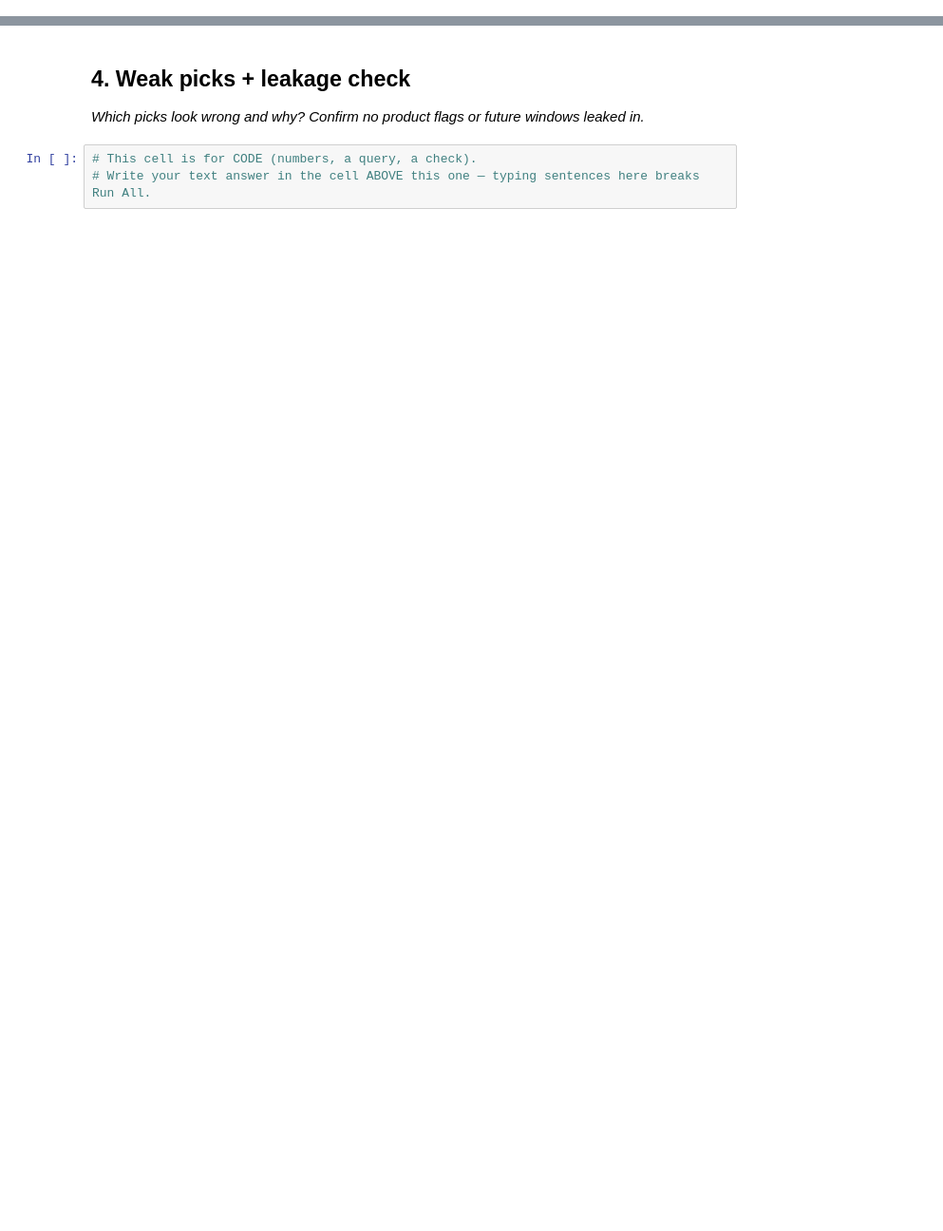
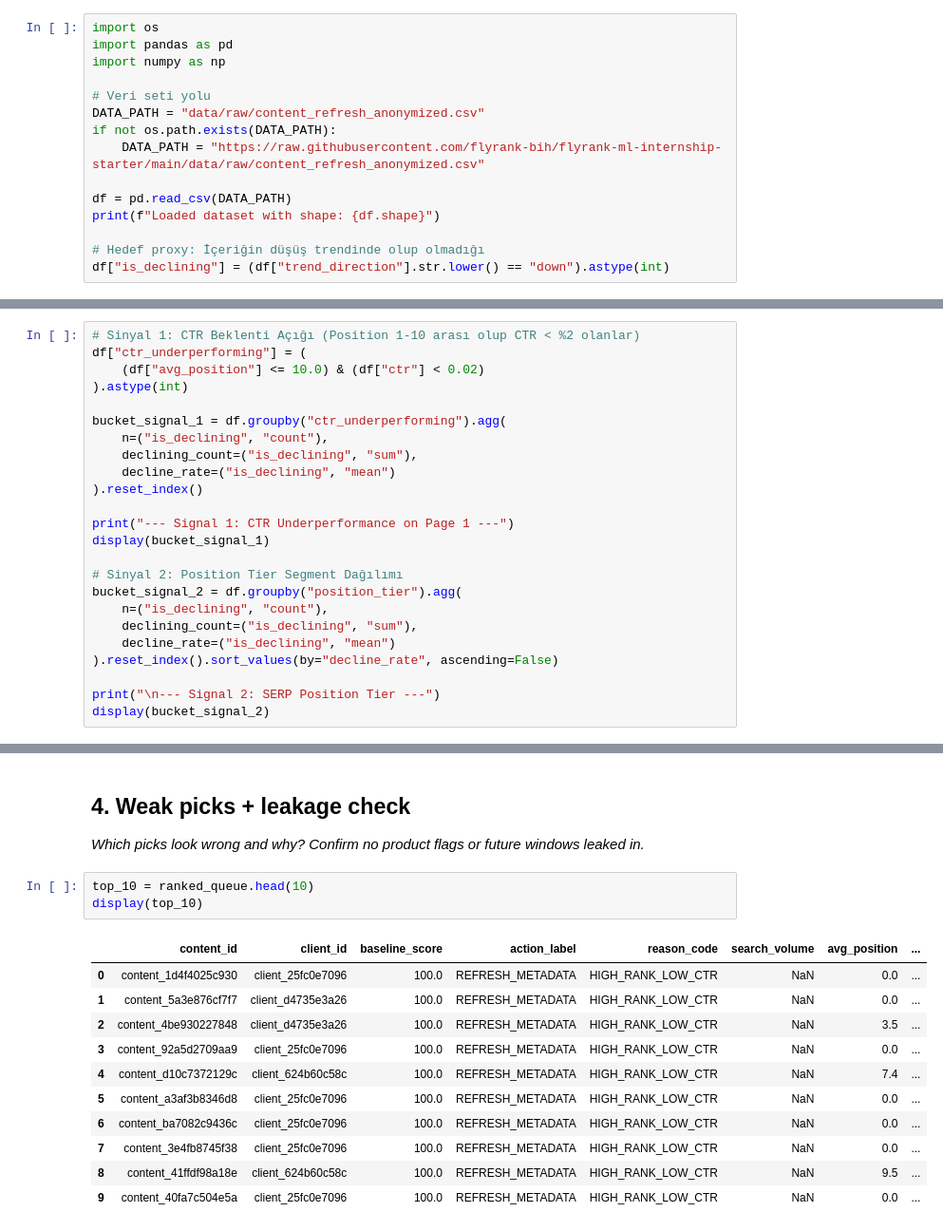
Before and after one commit to busrayildirim0/flyrank-ml-internship, a Jupyter notebook: work/notebooks/w04_baseline_score.ipynb, the cells around one changed output, grey strips where cells are left out. Shown at 95% size. Saved outputs shown, nothing was run; the diff lists cells and outputs as text; blank space fills up the shorter version.

```diff
--- a/work/notebooks/w04_baseline_score.ipynb
+++ b/work/notebooks/w04_baseline_score.ipynb
@@ -15,0 +13,15 @@ This skeleton is yours to fill. Work the sections **in order** — each one has
+# %%
+import os
+import pandas as pd
+import numpy as np
+
+# Veri seti yolu
+DATA_PATH = "data/raw/content_refresh_anonymized.csv"
+if not os.path.exists(DATA_PATH):
+    DATA_PATH = "https://raw.githubusercontent.com/flyrank-bih/flyrank-ml-internship-starter/main/data/raw/content_refresh_anonymized.csv"
+
+df = pd.read_csv(DATA_PATH)
+print(f"Loaded dataset with shape: {df.shape}")
+
+# Hedef proxy: İçeriğin düşüş trendinde olup olmadığı
+df["is_declining"] = (df["trend_direction"].str.lower() == "down").astype(int)
@@ -22,0 +34,24 @@ This skeleton is yours to fill. Work the sections **in order** — each one has
+# %%
+# Sinyal 1: CTR Beklenti Açığı (Position 1-10 arası olup CTR < %2 olanlar)
+df["ctr_underperforming"] = (
+    (df["avg_position"] <= 10.0) & (df["ctr"] < 0.02)
+).astype(int)
+
+bucket_signal_1 = df.groupby("ctr_underperforming").agg(
+    n=("is_declining", "count"),
+    declining_count=("is_declining", "sum"),
+    decline_rate=("is_declining", "mean")
+).reset_index()
+
+print("--- Signal 1: CTR Underperformance on Page 1 ---")
+display(bucket_signal_1)
+
+# Sinyal 2: Position Tier Segment Dağılımı
+bucket_signal_2 = df.groupby("position_tier").agg(
+    n=("is_declining", "count"),
+    declining_count=("is_declining", "sum"),
+    decline_rate=("is_declining", "mean")
+).reset_index().sort_values(by="decline_rate", ascending=False)
+
+print("\n--- Signal 2: SERP Position Tier ---")
+display(bucket_signal_2)
@@ -31,6 +126,18 @@ This skeleton is yours to fill. Work the sections **in order** — each one has
 ## 4. Weak picks + leakage check
 
 *Which picks look wrong and why? Confirm no product flags or future windows leaked in.*
-# %%
-# This cell is for CODE (numbers, a query, a check).
-# Write your text answer in the cell ABOVE this one — typing sentences here breaks Run All.
+# %%
+top_10 = ranked_queue.head(10)
+display(top_10)
+# %% [output]
+|  | content_id | client_id | baseline_score | action_label | reason_code | search_volume | avg_position | ... |
+| 0 | content_1d4f4025c930 | client_25fc0e7096 | 100.0 | REFRESH_METADATA | HIGH_RANK_LOW_CTR | NaN | 0.0 | ... |
+| 1 | content_5a3e876cf7f7 | client_d4735e3a26 | 100.0 | REFRESH_METADATA | HIGH_RANK_LOW_CTR | NaN | 0.0 | ... |
+| 2 | content_4be930227848 | client_d4735e3a26 | 100.0 | REFRESH_METADATA | HIGH_RANK_LOW_CTR | NaN | 3.5 | ... |
+| 3 | content_92a5d2709aa9 | client_25fc0e7096 | 100.0 | REFRESH_METADATA | HIGH_RANK_LOW_CTR | NaN | 0.0 | ... |
+| 4 | content_d10c7372129c | client_624b60c58c | 100.0 | REFRESH_METADATA | HIGH_RANK_LOW_CTR | NaN | 7.4 | ... |
+| 5 | content_a3af3b8346d8 | client_25fc0e7096 | 100.0 | REFRESH_METADATA | HIGH_RANK_LOW_CTR | NaN | 0.0 | ... |
+| 6 | content_ba7082c9436c | client_25fc0e7096 | 100.0 | REFRESH_METADATA | HIGH_RANK_LOW_CTR | NaN | 0.0 | ... |
+| 7 | content_3e4fb8745f38 | client_25fc0e7096 | 100.0 | REFRESH_METADATA | HIGH_RANK_LOW_CTR | NaN | 0.0 | ... |
+| 8 | content_41ffdf98a18e | client_624b60c58c | 100.0 | REFRESH_METADATA | HIGH_RANK_LOW_CTR | NaN | 9.5 | ... |
+| 9 | content_40fa7c504e5a | client_25fc0e7096 | 100.0 | REFRESH_METADATA | HIGH_RANK_LOW_CTR | NaN | 0.0 | ... |
```
Also changed, not shown: parts of 8 cells of this notebook.
